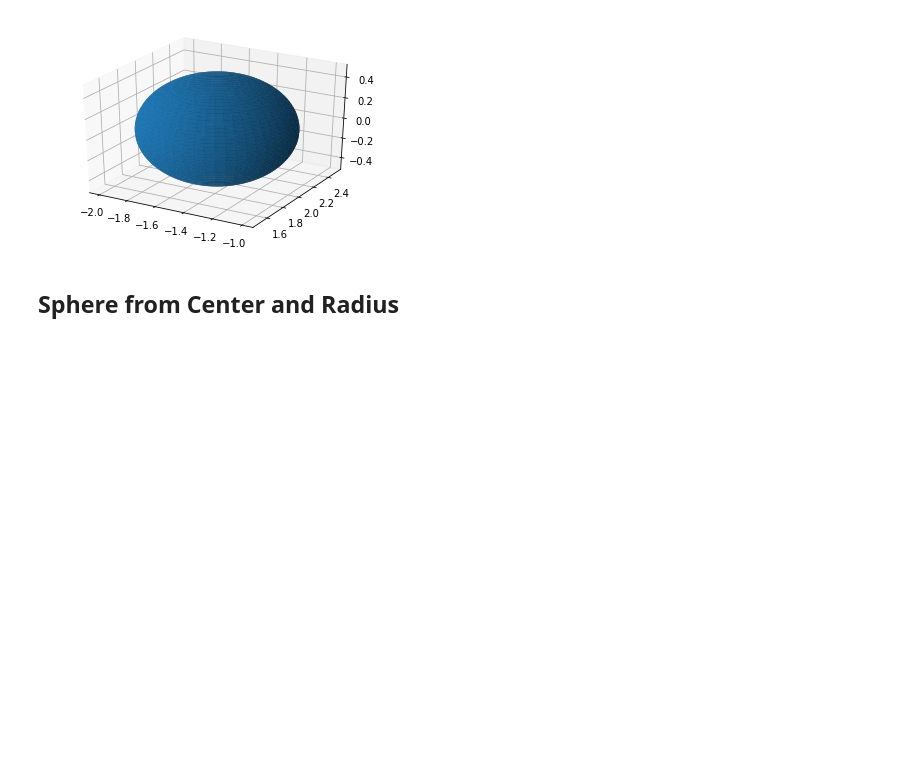
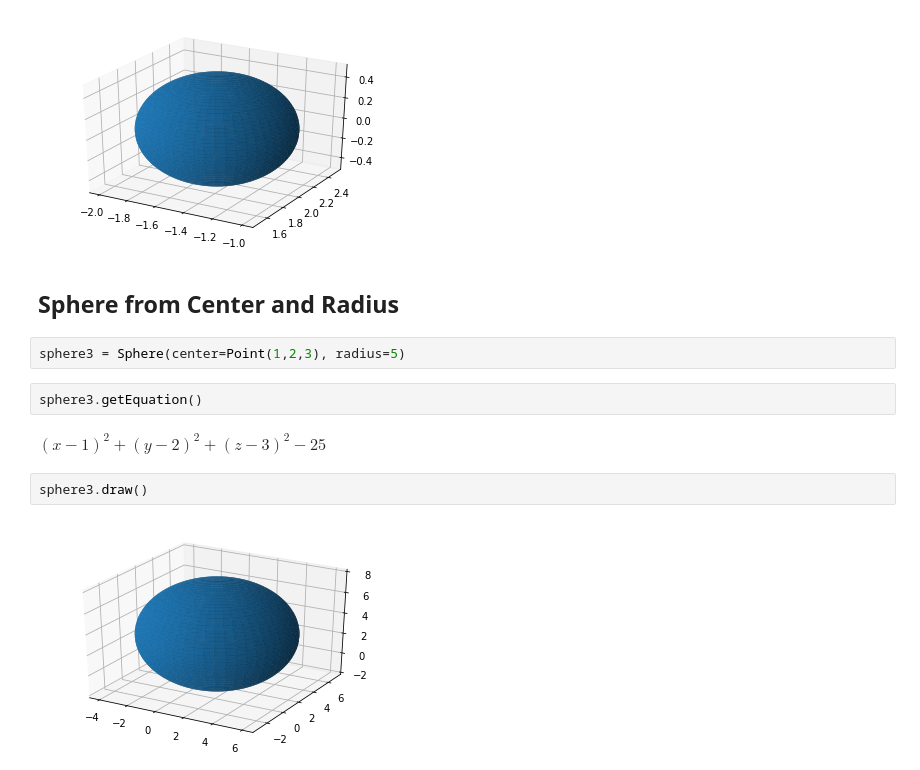
Before and after one commit to AoWangPhilly/axiomathbf, a Jupyter notebook: notebooks/Sphere.ipynb, the cells around one changed output. Drawn from its saved outputs; the diff is of its cells as text; blank space fills up the shorter version.

Commit message:
Add center-radius parameter tutorial for Sphere class

```diff
--- a/notebooks/Sphere.ipynb
+++ b/notebooks/Sphere.ipynb
@@ -51,3 +51,13 @@ sphere2.draw()
 [figure]
 # %% [markdown]
 ## Sphere from Center and Radius
+# %%
+sphere3 = Sphere(center=Point(1,2,3), radius=5)
+# %%
+sphere3.getEquation()
+# %% [output]
+$\displaystyle \left(x - 1\right)^{2} + \left(y - 2\right)^{2} + \left(z - 3\right)^{2} - 25$
+# %%
+sphere3.draw()
+# %% [output]
+[figure, added]
```
Also changed, not shown: parts of 1 cell of this notebook.
